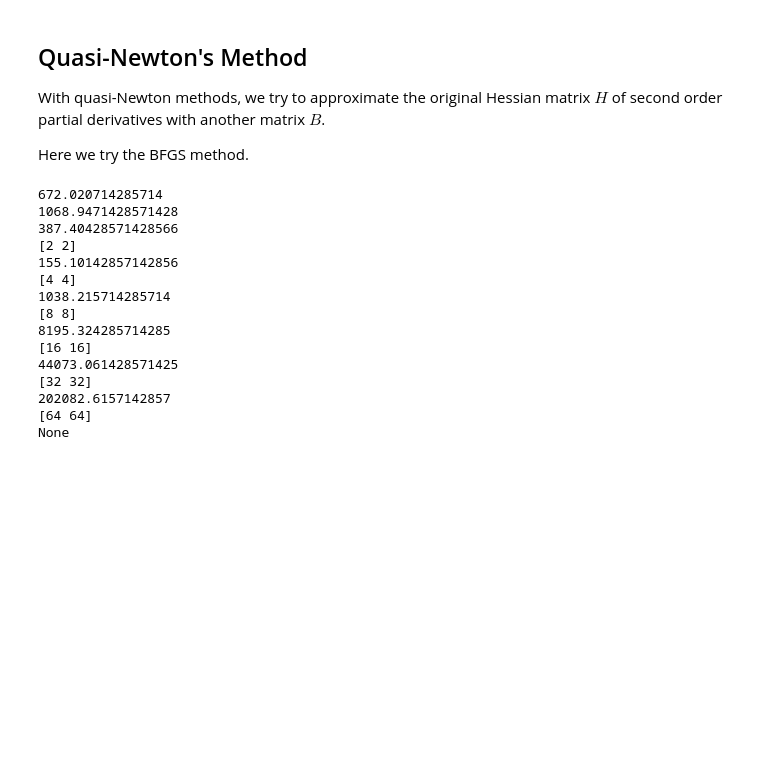
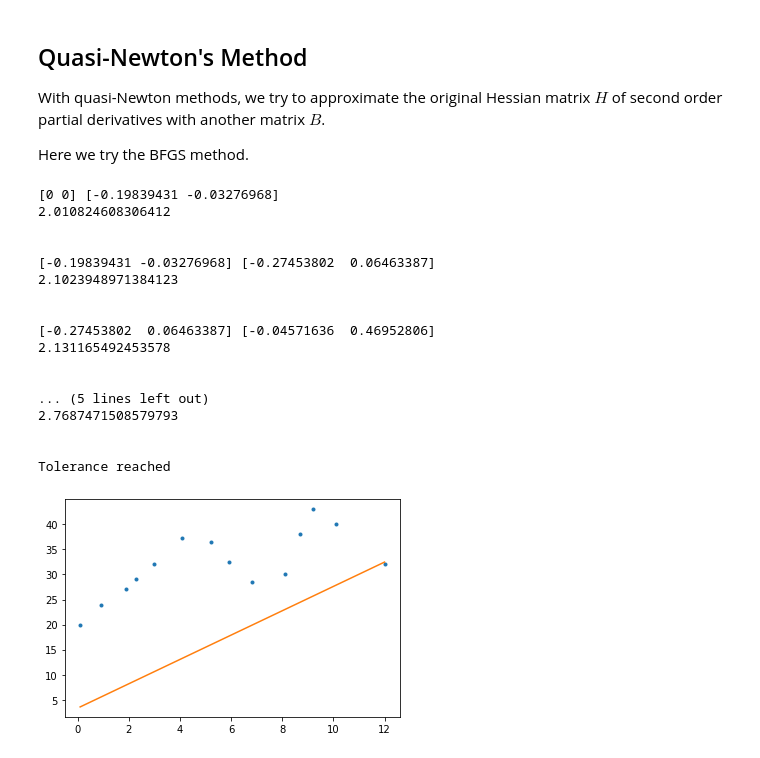
Before and after one commit to andrew15818/110, a Jupyter notebook: spring/optimization/homework/hw3/main.ipynb, the cells around one changed output. Saved outputs shown, nothing was run; the diff lists cells and outputs as text; code cells hidden in the pictures; blank space fills up the shorter version.

```diff
--- a/spring/optimization/homework/hw3/main.ipynb
+++ b/spring/optimization/homework/hw3/main.ipynb
@@ -132,14 +107,16 @@ def error(Y, preds):
 
 def objective(x, y, preds, p):
     N = x.shape[0]
-    preds = p[0] * x + p[1]
+    preds = p[0] * np.power(x, 2) + p[1] * x  + p[2]
     ret =  (1/14) * np.sum(np.power((y - preds), 2))
     print(ret)
     return ret*.001
 
 def gradient(x, y, preds, guess):
+
     size = preds.shape[0]
     den = -2 / size
+    preds = guess[0] * np.power(x, 2) + guess[1] * x + guess[2]
     dyda = np.sum((y - preds)*(x.T * x)) * den
     dydb = np.sum((y - preds)*x) * den
     dydc = np.sum((y-preds)) * den
@@ -148,6 +125,7 @@ def gradient(x, y, preds, guess):
 def linear_gradient( x, y, preds, guess):
     size = x.shape[0]
     den = -2/size
+    preds = guess[0] * X + guess[1]
     dydw = np.sum((y - preds)*x) *den
     dyda = np.sum((y - preds)) * den
     ret = np.array([dydw, dyda])
@@ -257,32 +264,54 @@ With quasi-Newton methods, we try to approximate the original Hessian matrix $H$
 Here we try the BFGS method.
 # %%
 tol = 0.5
-guess = np.array([0, 0])
+guess = np.array(([0, 0]))
 B = np.eye(guess.shape[0]) # nxn Identity matrix
-preds = guess[0] * X + guess[1]
-grad = linear_gradient(X, Y, preds, guess)
+next_guess = guess
+i = 0
+while i < 10:
+    preds = guess[0] * X + guess[1]
+    grad = linear_gradient(X, Y, preds, guess)
 
-if np.linalg.norm(grad) < tol:
-    print('Tolerance reached')
+    if np.linalg.norm(grad) < 1:
+        print('Tolerance reached')
+        break
 
-S = -np.matmul(B, grad.T) # Initial Search Direction
-lamb = .001 # Initial step along line
-next_guess = guess + (lamb * S)
+    S = -np.matmul(B, grad) # Initial Search Direction
+    lamb = -.1 # Initial step along line
+    next_guess = guess + (lamb * S)
+    g = linear_gradient(X, Y, preds, next_guess) - grad
+    d = next_guess - guess
+    M = 1 + np.matmul(np.matmul(g.T, B), g) / (np.dot(d.T, g))
 
-print(armijo(X, Y, preds, guess))
+    N = -(np.matmul(d, np.matmul(g.T, B))) / (np.dot(d.T, g))
+
+    Q = -(np.matmul(np.matmul(B, g), d.T)) / (np.dot(d.T, g))
+    B = B + M + N + Q
+    print(guess, next_guess)
+    #print(objective(X, Y, preds, guess))
+    print(np.linalg.norm(grad))
+    guess = next_guess
+    print('\n')
+    i += 1
+plt.plot(X, Y, '.')
+plt.plot(X, preds, '-')
+plt.show()
 # %% [output]
-672.020714285714
-1068.9471428571428
-387.40428571428566
-[2 2]
-155.10142857142856
-[4 4]
-1038.215714285714
-[8 8]
-8195.324285714285
-[16 16]
-44073.061428571425
-[32 32]
-202082.6157142857
-[64 64]
-None
+[0 0] [-0.19839431 -0.03276968]
+2.010824608306412
+
+
+[-0.19839431 -0.03276968] [-0.27453802  0.06463387]
+2.1023948971384123
+
+
+[-0.27453802  0.06463387] [-0.04571636  0.46952806]
+2.131165492453578
+
+
+... (5 lines left out)
+2.7687471508579793
+
+
+Tolerance reached
+[figure, added]
```
Also changed, not shown: parts of 8 cells of this notebook.
